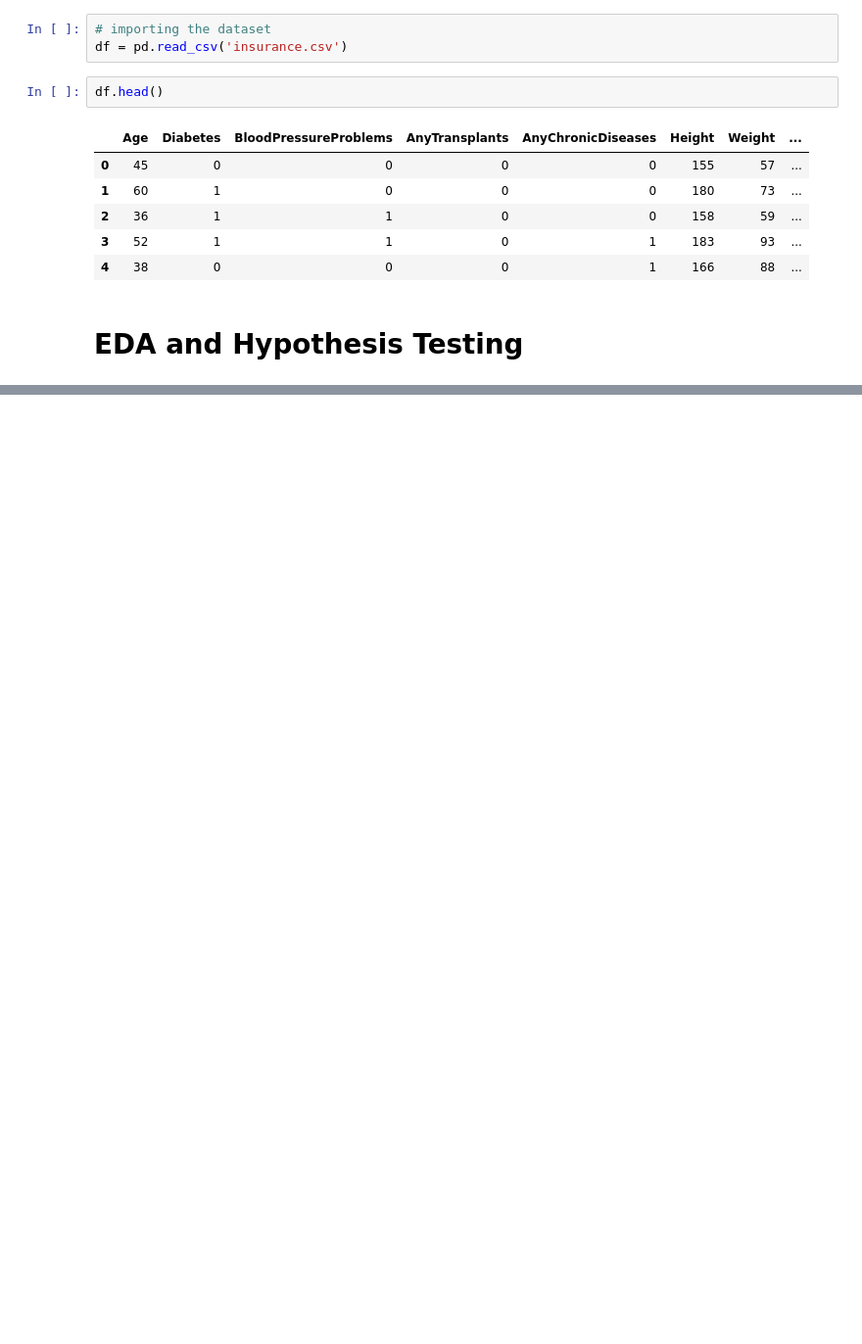
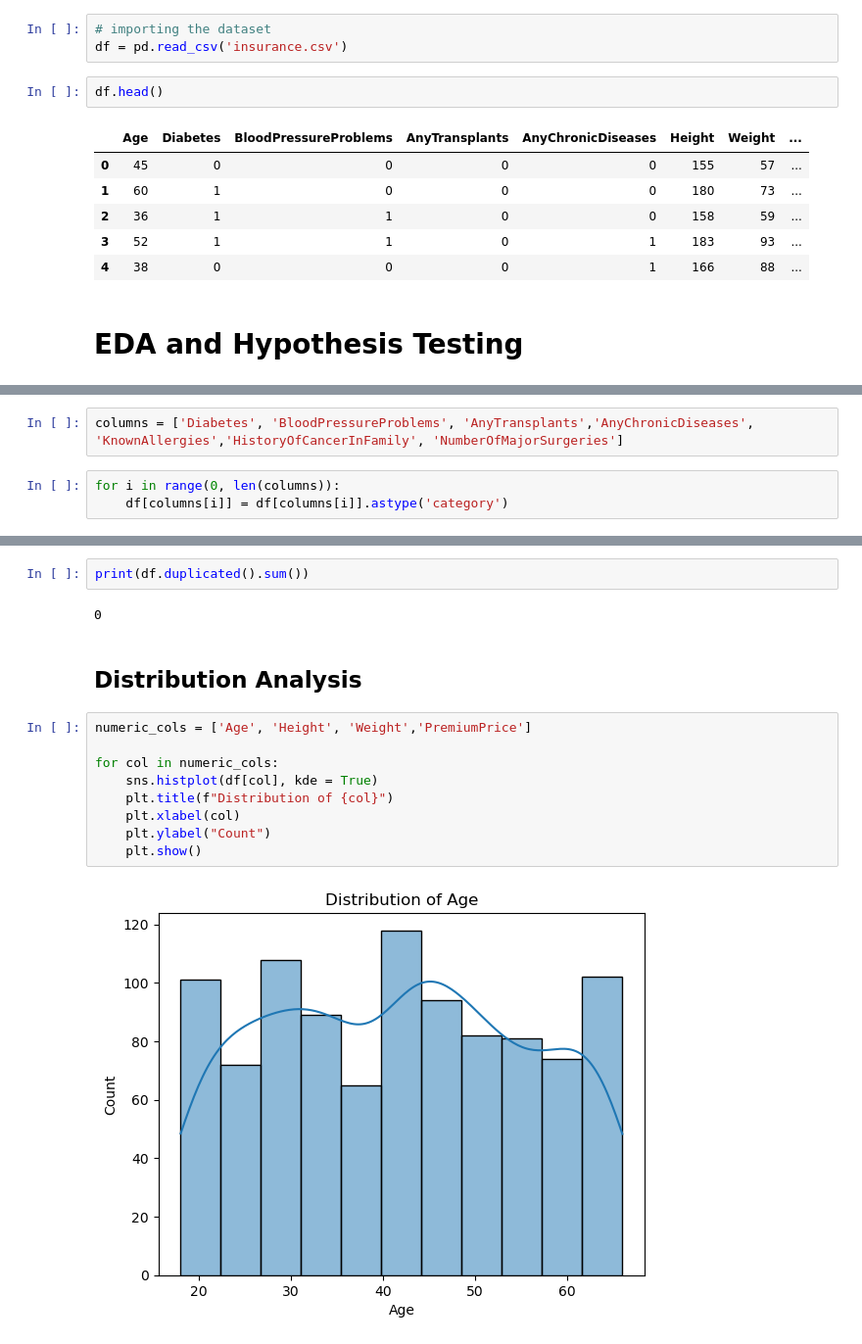
Before and after one commit to komalpreet10/Insurance_Cost_Prediction, a Jupyter notebook: Insurance_Cost_Prediction.ipynb, the cells around one changed output, grey strips where cells are left out. Shown: that part at 98% size. Drawn from its saved outputs; the diff is of its cells as text; blank space fills up the shorter version.

```diff
--- a/Insurance_Cost_Prediction.ipynb
+++ b/Insurance_Cost_Prediction.ipynb
@@ -63,0 +99,5 @@ df.head()
+# %%
+columns = ['Diabetes', 'BloodPressureProblems', 'AnyTransplants','AnyChronicDiseases', 'KnownAllergies','HistoryOfCancerInFamily', 'NumberOfMajorSurgeries']
+# %%
+for i in range(0, len(columns)):
+    df[columns[i]] = df[columns[i]].astype('category')
@@ -63,0 +160,17 @@ df.head()
+# %%
+print(df.duplicated().sum())
+# %% [output]
+0
+# %% [markdown]
+## Distribution Analysis
+# %%
+numeric_cols = ['Age', 'Height', 'Weight','PremiumPrice']
+
+for col in numeric_cols:
+    sns.histplot(df[col], kde = True)
+    plt.title(f"Distribution of {col}")
+    plt.xlabel(col)
+    plt.ylabel("Count")
+    plt.show()
+# %% [output]
+[figure, added]
```
Also changed, not shown: parts of 30 cells of this notebook.
